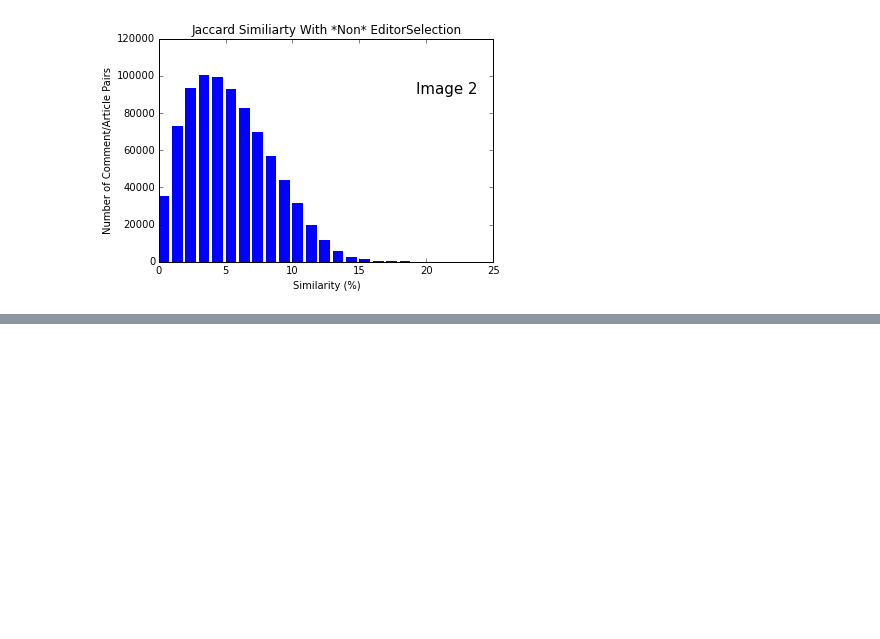
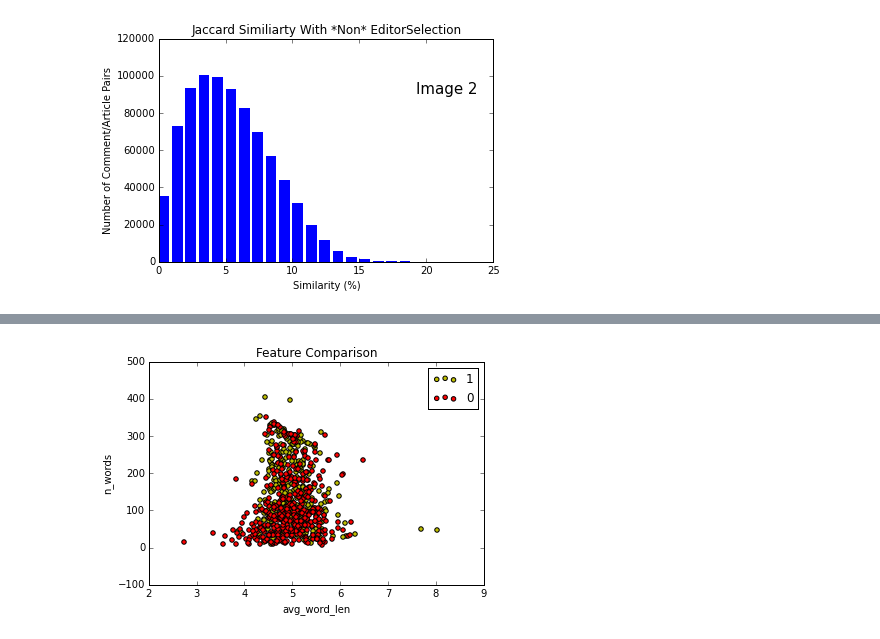
Before and after one commit to johnnyg12791/224u_project, a Jupyter notebook: database/John's Graphs (Local Machine DB).ipynb, the cells around one changed output, grey strips where cells are left out. Cells and saved outputs as stored; diff of their text form; code cells hidden in the pictures; blank space fills up the shorter version.

```diff
--- a/database/John's Graphs (Local Machine DB).ipynb
+++ b/database/John's Graphs (Local Machine DB).ipynb
@@ -273,0 +306,4 @@ make_bar_graph(range(0, max_sim), ys, 'Similarity (%)', 'Number of Comment/Artic
+# %%
+build_graph_for_features("avg_word_len", "n_words", 400)
+# %% [output]
+[figure, added]
```
Also changed, not shown: parts of 7 cells of this notebook.
